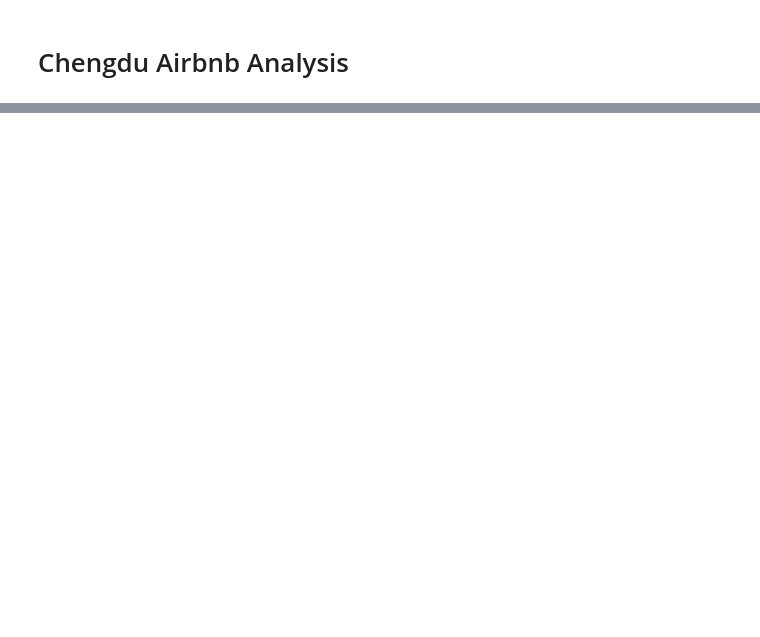
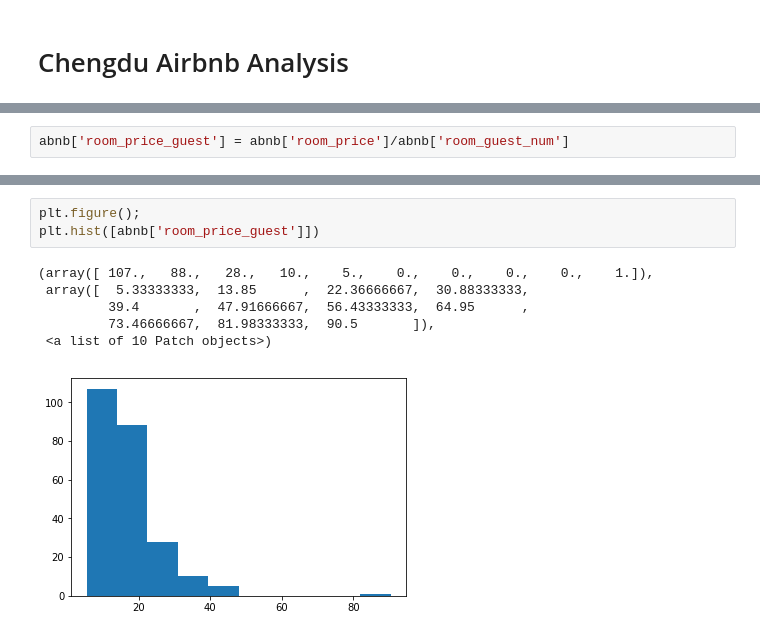
Before and after one commit to WenxuanZhang/WebCrawling, a Jupyter notebook: abnb/Airbnb.ipynb, the cells around one changed output, grey strips where cells are left out. Saved outputs shown, nothing was run; the diff lists cells and outputs as text; blank space fills up the shorter version.

```diff
--- a/abnb/Airbnb.ipynb
+++ b/abnb/Airbnb.ipynb
@@ -82,0 +137,2 @@ Name: room_price, dtype: int64
+# %%
+abnb['room_price_guest'] = abnb['room_price']/abnb['room_guest_num']
@@ -82,0 +151,10 @@ Name: room_price, dtype: int64
+# %%
+plt.figure();
+plt.hist([abnb['room_price_guest']])
+# %% [output]
+(array([ 107.,   88.,   28.,   10.,    5.,    0.,    0.,    0.,    0.,    1.]),
+ array([  5.33333333,  13.85      ,  22.36666667,  30.88333333,
+         39.4       ,  47.91666667,  56.43333333,  64.95      ,
+         73.46666667,  81.98333333,  90.5       ]),
+ <a list of 10 Patch objects>)
+[figure, added]
```
Also changed, not shown: parts of 43 cells of this notebook, 8 other files.
